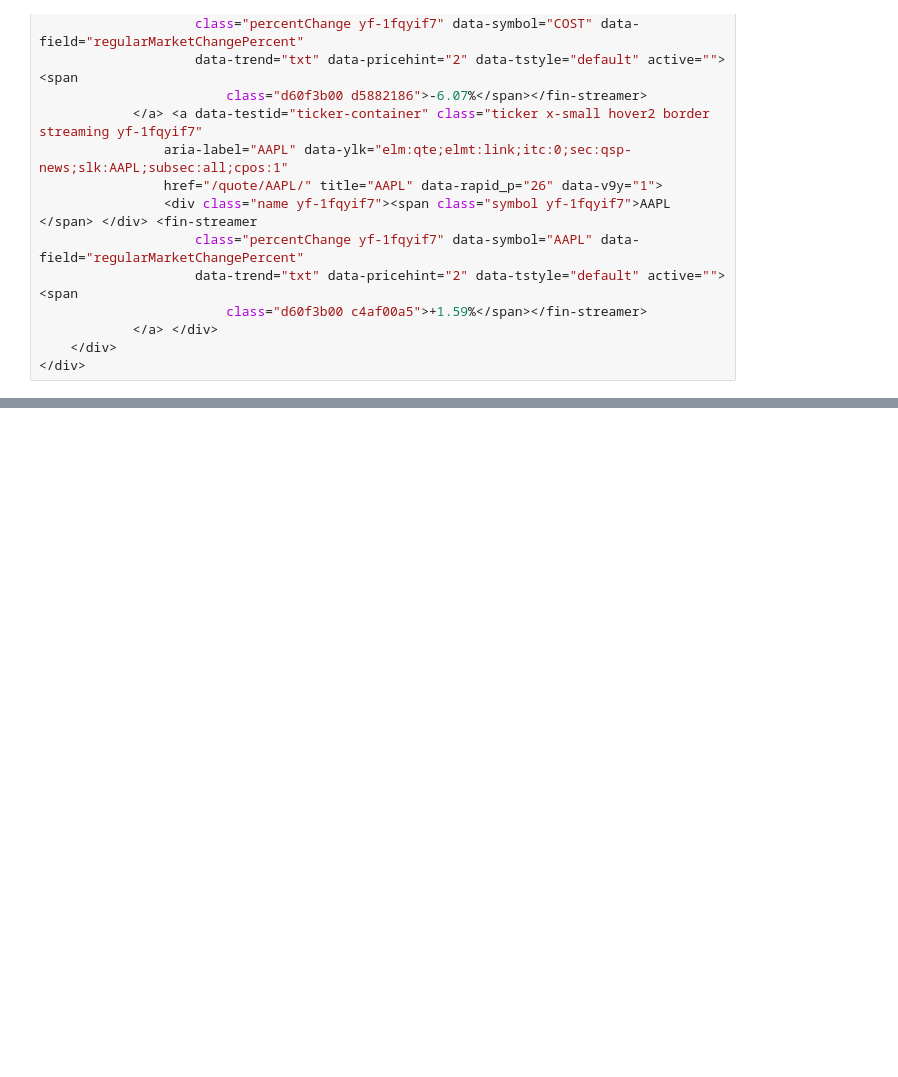
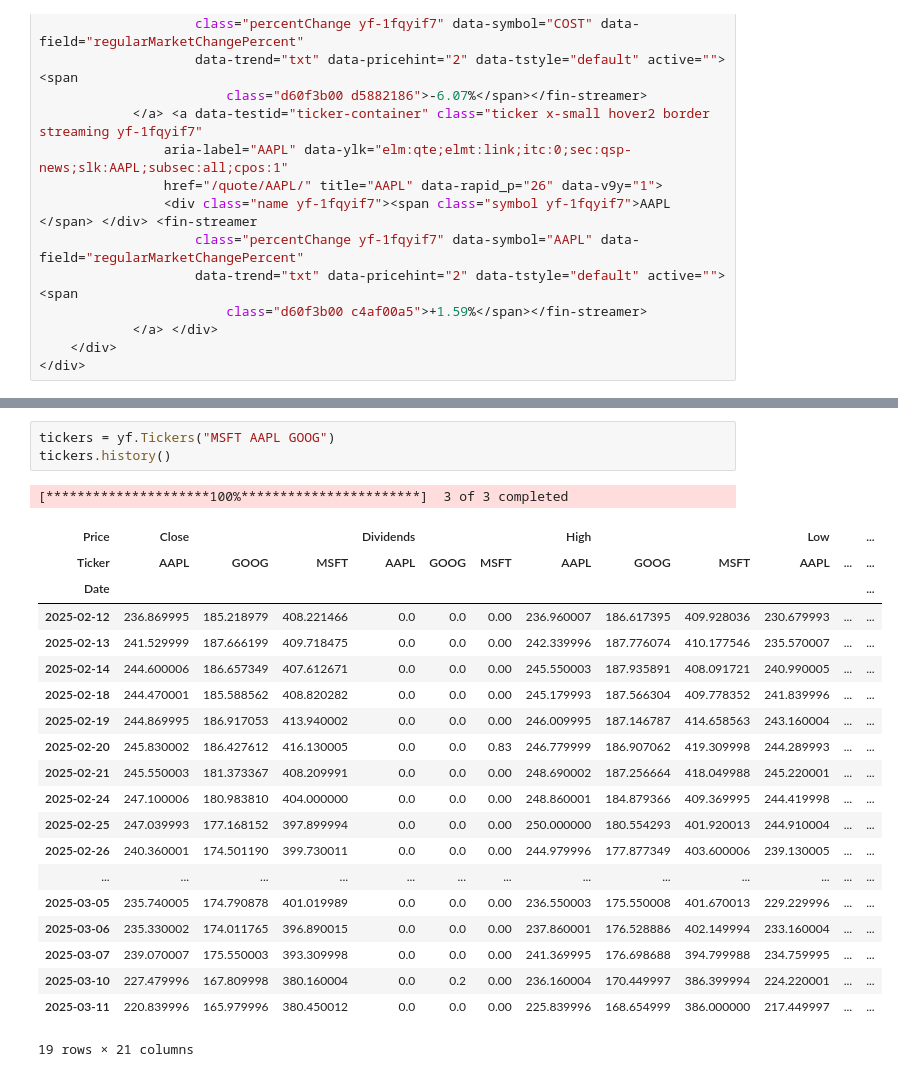
Before and after one commit to CKAbundant/sentiment, a Jupyter notebook: poc.ipynb, the cells around one changed output, grey strips where cells are left out. Cells and saved outputs as stored; diff of their text form; blank space fills up the shorter version.

```diff
--- a/poc.ipynb
+++ b/poc.ipynb
@@ -557,0 +561,25 @@ results[:5] :
+# %%
+tickers = yf.Tickers("MSFT AAPL GOOG")
+tickers.history()
+# %% [output]
+[*********************100%***********************]  3 of 3 completed
+| Price | Close |  |  | Dividends |  |  | High |  |  | Low |  | ... |
+| Ticker | AAPL | GOOG | MSFT | AAPL | GOOG | MSFT | AAPL | GOOG | MSFT | AAPL | ... | ... |
+| Date |  |  |  |  |  |  |  |  |  |  |  | ... |
+| 2025-02-12 | 236.869995 | 185.218979 | 408.221466 | 0.0 | 0.0 | 0.00 | 236.960007 | 186.617395 | 409.928036 | 230.679993 | ... | ... |
+| 2025-02-13 | 241.529999 | 187.666199 | 409.718475 | 0.0 | 0.0 | 0.00 | 242.339996 | 187.776074 | 410.177546 | 235.570007 | ... | ... |
+| 2025-02-14 | 244.600006 | 186.657349 | 407.612671 | 0.0 | 0.0 | 0.00 | 245.550003 | 187.935891 | 408.091721 | 240.990005 | ... | ... |
+| 2025-02-18 | 244.470001 | 185.588562 | 408.820282 | 0.0 | 0.0 | 0.00 | 245.179993 | 187.566304 | 409.778352 | 241.839996 | ... | ... |
+| 2025-02-19 | 244.869995 | 186.917053 | 413.940002 | 0.0 | 0.0 | 0.00 | 246.009995 | 187.146787 | 414.658563 | 243.160004 | ... | ... |
+| 2025-02-20 | 245.830002 | 186.427612 | 416.130005 | 0.0 | 0.0 | 0.83 | 246.779999 | 186.907062 | 419.309998 | 244.289993 | ... | ... |
+| 2025-02-21 | 245.550003 | 181.373367 | 408.209991 | 0.0 | 0.0 | 0.00 | 248.690002 | 187.256664 | 418.049988 | 245.220001 | ... | ... |
+| 2025-02-24 | 247.100006 | 180.983810 | 404.000000 | 0.0 | 0.0 | 0.00 | 248.860001 | 184.879366 | 409.369995 | 244.419998 | ... | ... |
+| 2025-02-25 | 247.039993 | 177.168152 | 397.899994 | 0.0 | 0.0 | 0.00 | 250.000000 | 180.554293 | 401.920013 | 244.910004 | ... | ... |
+| 2025-02-26 | 240.360001 | 174.501190 | 399.730011 | 0.0 | 0.0 | 0.00 | 244.979996 | 177.877349 | 403.600006 | 239.130005 | ... | ... |
+| ... | ... | ... | ... | ... | ... | ... | ... | ... | ... | ... | ... | ... |
+| 2025-03-05 | 235.740005 | 174.790878 | 401.019989 | 0.0 | 0.0 | 0.00 | 236.550003 | 175.550008 | 401.670013 | 229.229996 | ... | ... |
+| 2025-03-06 | 235.330002 | 174.011765 | 396.890015 | 0.0 | 0.0 | 0.00 | 237.860001 | 176.528886 | 402.149994 | 233.160004 | ... | ... |
+| 2025-03-07 | 239.070007 | 175.550003 | 393.309998 | 0.0 | 0.0 | 0.00 | 241.369995 | 176.698688 | 394.799988 | 234.759995 | ... | ... |
+| 2025-03-10 | 227.479996 | 167.809998 | 380.160004 | 0.0 | 0.2 | 0.00 | 236.160004 | 170.449997 | 386.399994 | 224.220001 | ... | ... |
+| 2025-03-11 | 220.839996 | 165.979996 | 380.450012 | 0.0 | 0.0 | 0.00 | 225.839996 | 168.654999 | 386.000000 | 217.449997 | ... | ... |
+19 rows × 21 columns
```
Also changed, not shown: parts of 46 cells of this notebook, 3 other files.
